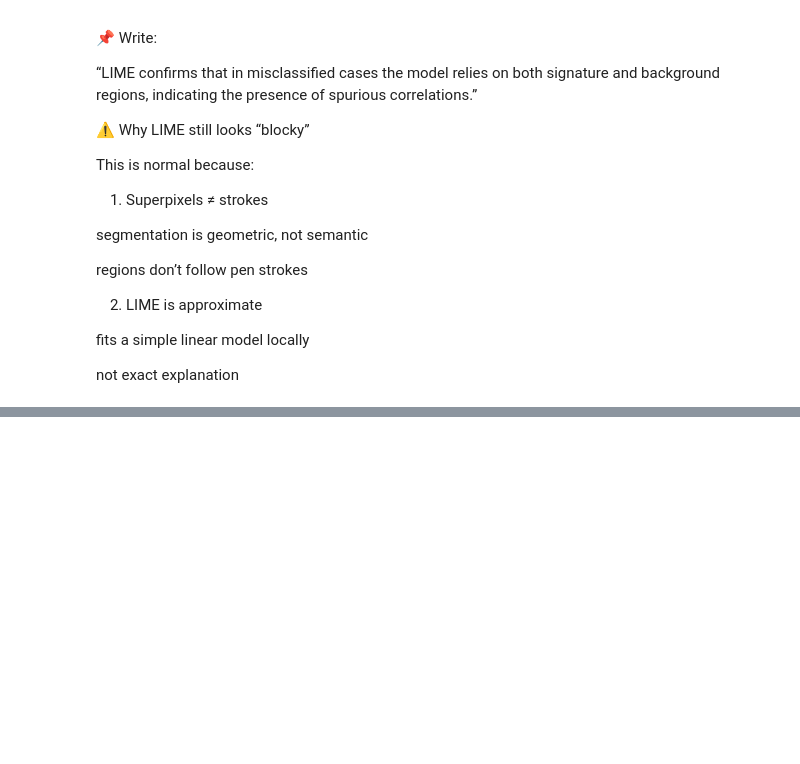
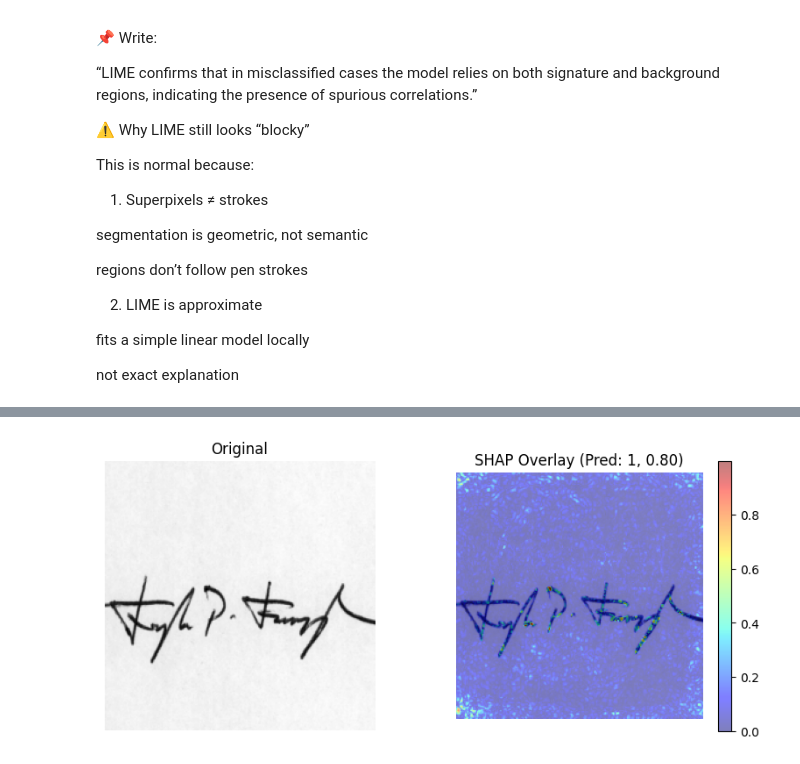
Before and after one commit to Jorj91/Project_Explainable_AI_Banking_Model, a Jupyter notebook: main.ipynb, the cells around one changed output, grey strips where cells are left out. Drawn from its saved outputs; the diff is of its cells as text; code cells hidden in the pictures; blank space fills up the shorter version.

Commit message:
add SHAP

```diff
--- a/main.ipynb
+++ b/main.ipynb
@@ -1134,0 +1227,20 @@ not exact explanation
+# %%
+# create background
+# background = input_tensor.clone()
+
+background, _ = next(iter(train_loader))
+background = background[:100].to(device)
+
+# use GradientExplainer
+explainer = shap.GradientExplainer(model, background)
+# compute SHAP values
+shap_values = explainer.shap_values(input_tensor, ranked_outputs=1)
+
+# extract correct class
+shap_img = shap_values[0][0]
+
+# aggregate channels
+shap_img = np.mean(np.abs(shap_img), axis=0)
+
+# normalize
+shap_img = (shap_img - shap_img.min()) / (shap_img.max() - shap_img.min() + 1e-8)
@@ -1134,0 +1249,27 @@ not exact explanation
+# %%
+# visualization
+
+# prepare original image
+rgb_img = img.permute(1,2,0).cpu().numpy()
+rgb_img = (rgb_img * 0.5) + 0.5
+rgb_img = np.clip(rgb_img, 0, 1)
+
+plt.figure(figsize=(10,4))
+
+# original
+plt.subplot(1,2,1)
+plt.imshow(rgb_img[:,:,0], cmap='gray')
+plt.title("Original")
+plt.axis("off")
+
+# SHAP overlay
+plt.subplot(1,2,2)
+plt.imshow(rgb_img[:,:,0], cmap='gray')
+plt.imshow(shap_img, cmap='jet', alpha=0.5)
+plt.title(f"SHAP Overlay (Pred: {pred}, {confidence:.2f})")
+plt.colorbar()
+plt.axis("off")
+
+plt.show()
+# %% [output]
+[figure, added]
```
Also changed, not shown: parts of 15 cells of this notebook, 1 other file.
